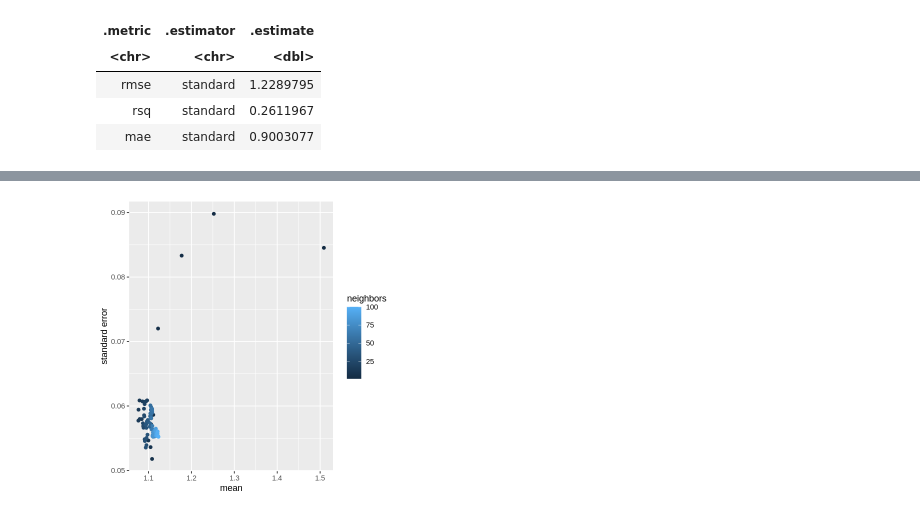
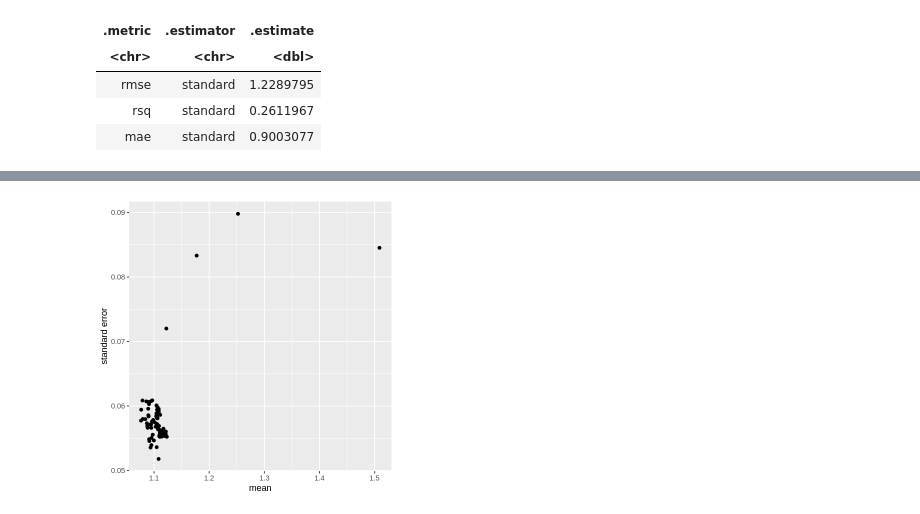
Before and after one commit to brianapavey/Group-Project, a Jupyter notebook: tennis_data_project.ipynb, the cells around one changed output, grey strips where cells are left out. Saved outputs shown, nothing was run; the diff lists cells and outputs as text; code cells hidden in the pictures.

```diff
--- a/tennis_data_project.ipynb
+++ b/tennis_data_project.ipynb
@@ -313,9 +322,9 @@ A tibble: 3 × 3
 # %%
-plot_rmse<- tennis_results%>%
+plot_rmse_mean<- tennis_results%>%
 filter(.metric=="rmse")%>%
-ggplot(aes(x=mean, y=std_err, color=neighbors))+
+ggplot(aes(x=mean, y=std_err))+
 geom_point()+
-labs(x="mean", y="standard error",color="neighbors")
-plot_rmse
+labs(x="mean", y="standard error")
+plot_rmse_mean
 # %% [output]
-[figure, old version]
+[figure, new version]
```
Also changed, not shown: parts of 3 cells of this notebook.
